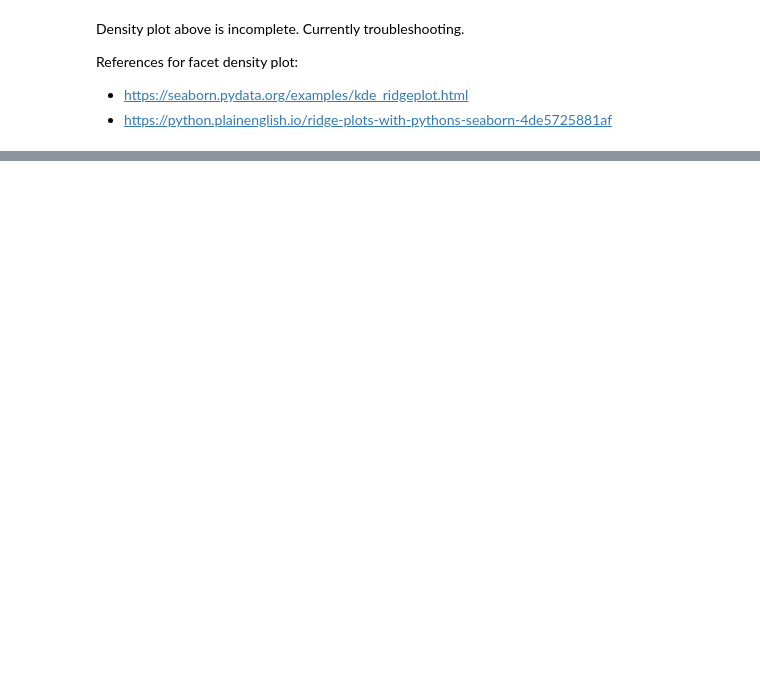
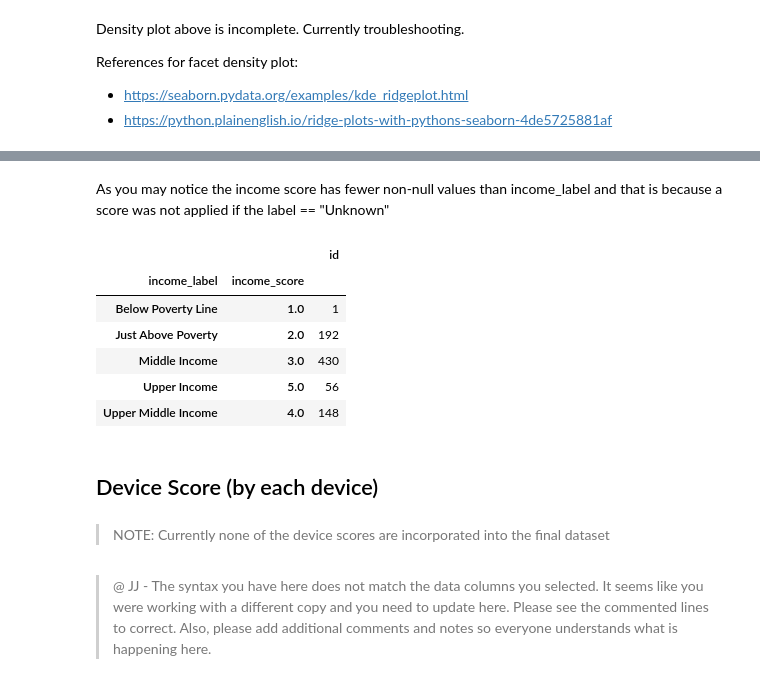
Before and after one commit to mosymns13/DS4A-Team13-Digital-Divide-Project, a Jupyter notebook: Analytic Dataset.ipynb, the cells around one changed output, grey strips where cells are left out. Saved outputs shown, nothing was run; the diff lists cells and outputs as text; code cells hidden in the pictures; blank space fills up the shorter version.

```diff
--- a/Analytic Dataset.ipynb
+++ b/Analytic Dataset.ipynb
@@ -490,0 +366,33 @@ Broadband Percentage Score was assigned by the data percentiles found in the dat
+# %%
+#Creating text label for income
+def income_label(est_med_income_households):
+    """Assign labels to med county income and household size
+    """
+    if est_med_income_households < 31380: # highest poverty line is household of 4 in Alaska
+        label = "Below Poverty Line"
+    elif est_med_income_households >= 31380 and est_med_income_households < 50000:
+        label = "Just Above Poverty"
+    elif est_med_income_households >= 50000 and est_med_income_households < 70000:
+        label = "Middle Income"
+    elif est_med_income_households >= 70000 and est_med_income_households < 90000:
+        label = "Upper Middle Income"
+    elif est_med_income_households >= 90000 and est_med_income_households != 'nan':
+        label = "Upper Income"
+    else: #Greater than or equal to 90k
+        label = "Unknown"
+    return label
+
+#Creating the dict for numeric score of income
+income_score_dict = dict({'Below Poverty Line': 1,
+                         'Just Above Poverty': 2,
+                         'Middle Income': 3,
+                         'Upper Middle Income': 4,
+                         'Upper Income': 5})
+
+#applying the labels
+revised_analytic_data["income_label"] = revised_analytic_data["est_med_income_households"].apply(income_label)
+
+#applying the score
+revised_analytic_data["income_score"] = revised_analytic_data["income_label"].map(income_score_dict)
+
+revised_analytic_data.info()
@@ -490,0 +417,22 @@ Broadband Percentage Score was assigned by the data percentiles found in the dat
+# %% [markdown]
+As you may notice the income score has fewer non-null values than income_label and that is because a score was not applied if the label == "Unknown"
+# %%
+check1 = revised_analytic_data[["id", "income_label", "income_score"]]
+
+check1 = check1.groupby(["income_label", "income_score"]).count()
+
+check1
+# %% [output]
+|  |  | id |
+| income_label | income_score |  |
+| Below Poverty Line | 1.0 | 1 |
+| Just Above Poverty | 2.0 | 192 |
+| Middle Income | 3.0 | 430 |
+| Upper Income | 5.0 | 56 |
+| Upper Middle Income | 4.0 | 148 |
+# %% [markdown]
+## Device Score (by each device)
+# %% [markdown]
+> NOTE: Currently none of the device scores are incorporated into the final dataset
+# %% [markdown]
+> @ JJ - The syntax you have here does not match the data columns you selected. It seems like you were working with a different copy and you need to update here. Please see the commented lines to correct. Also, please add additional comments and notes so everyone understands what is happening here.
```
Also changed, not shown: parts of 92 cells of this notebook, 5 other files.
